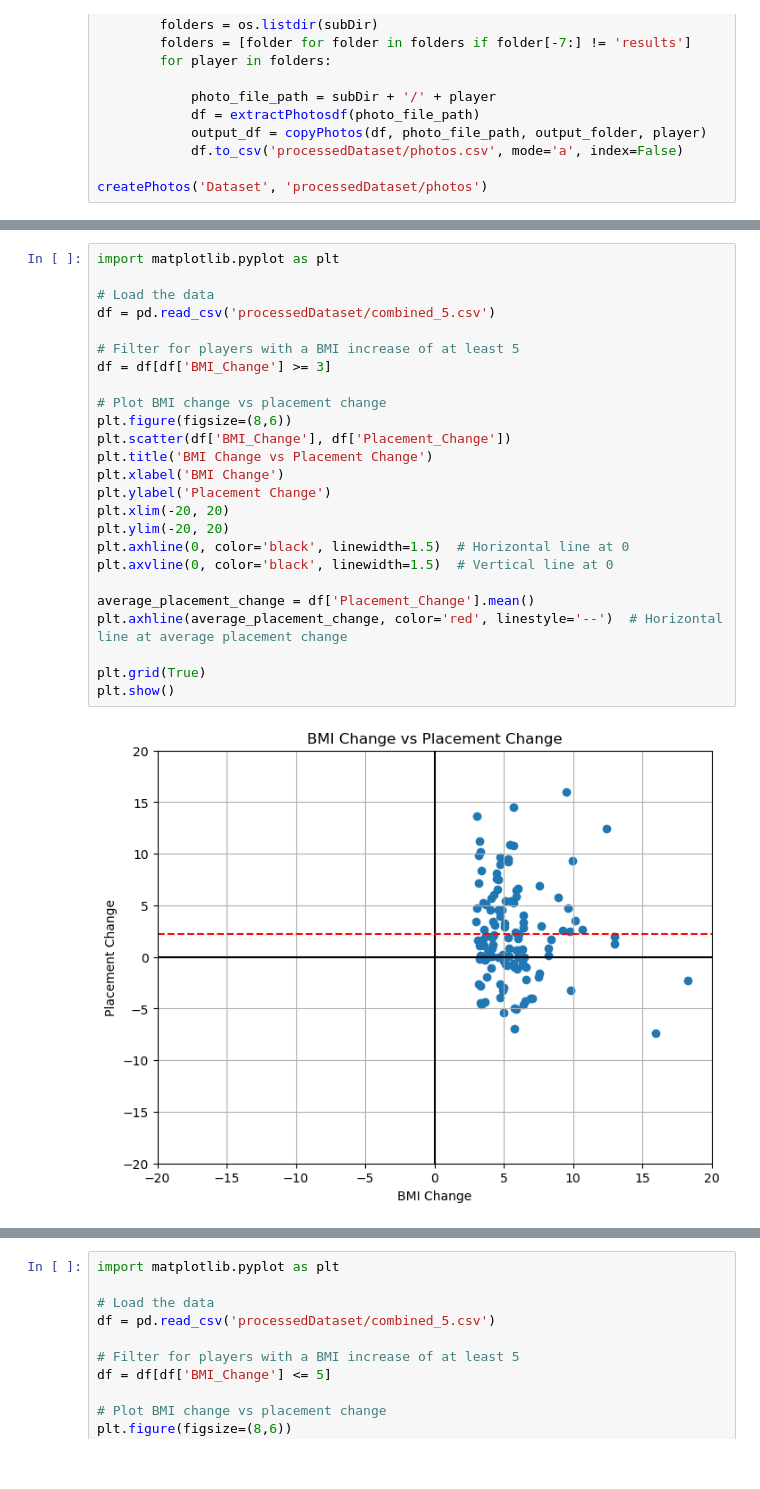
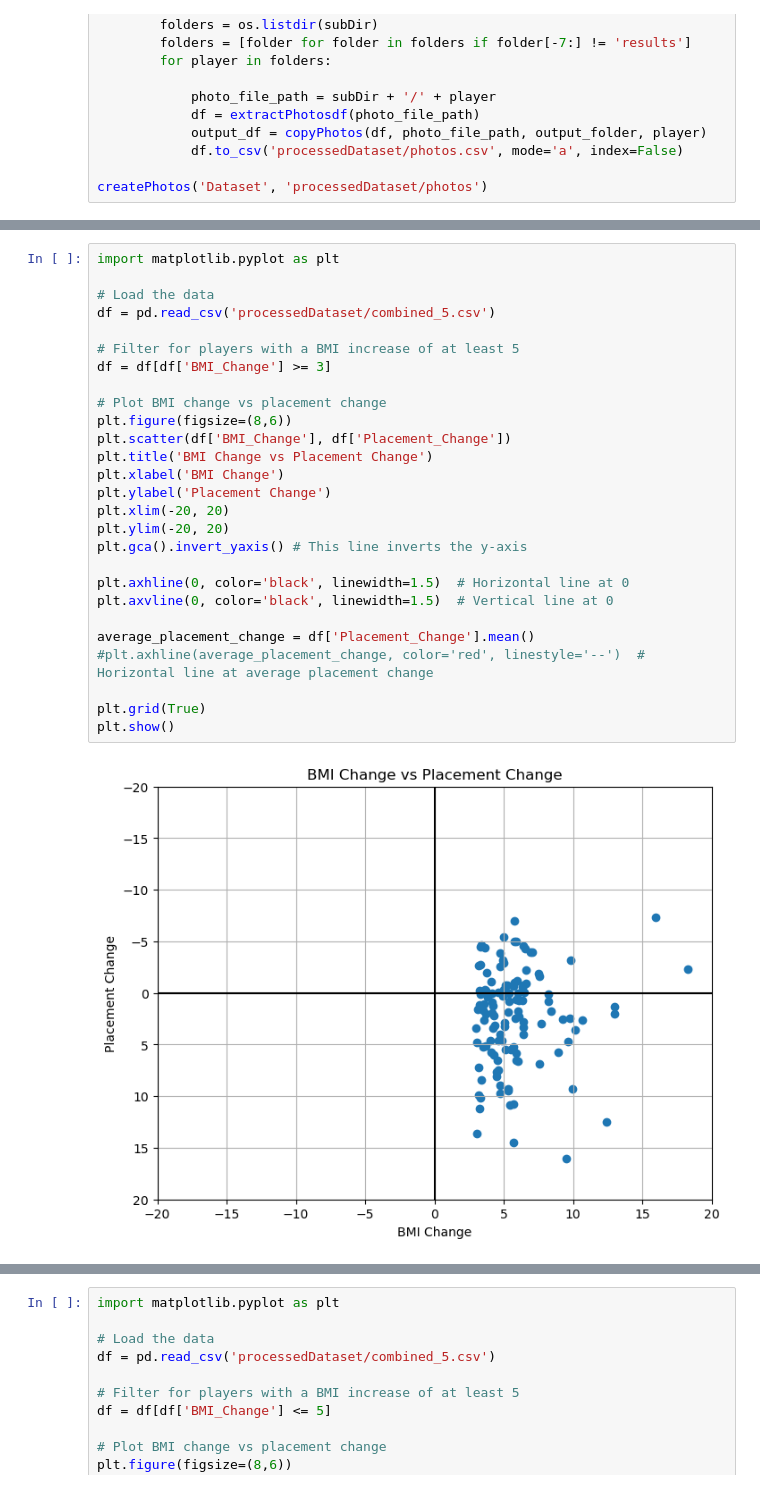
Before and after one commit to wavyvone/BMI_vs_Performance, a Jupyter notebook: process_dataset.ipynb, the cells around one changed output, grey strips where cells are left out. Drawn from its saved outputs; the diff is of its cells as text.

```diff
--- a/process_dataset.ipynb
+++ b/process_dataset.ipynb
@@ -495,30 +496,32 @@ See the caveats in the documentation: https://pandas.pydata.org/pandas-docs/stab
 # %%
 import matplotlib.pyplot as plt
 
 # Load the data
 df = pd.read_csv('processedDataset/combined_5.csv')
 
 # Filter for players with a BMI increase of at least 5
 df = df[df['BMI_Change'] >= 3]
 
 # Plot BMI change vs placement change
 plt.figure(figsize=(8,6))
 plt.scatter(df['BMI_Change'], df['Placement_Change'])
 plt.title('BMI Change vs Placement Change')
 plt.xlabel('BMI Change')
 plt.ylabel('Placement Change')
 plt.xlim(-20, 20)
 plt.ylim(-20, 20)
+plt.gca().invert_yaxis() # This line inverts the y-axis
+
 plt.axhline(0, color='black', linewidth=1.5)  # Horizontal line at 0
 plt.axvline(0, color='black', linewidth=1.5)  # Vertical line at 0
 
 average_placement_change = df['Placement_Change'].mean()
-plt.axhline(average_placement_change, color='red', linestyle='--')  # Horizontal line at average placement change
+#plt.axhline(average_placement_change, color='red', linestyle='--')  # Horizontal line at average placement change
 
 plt.grid(True)
 plt.show()
 # %% [output]
-[figure, old version]
+[figure, new version]
 # %%
 import matplotlib.pyplot as plt
 
```
Also changed, not shown: parts of 10 cells of this notebook.
